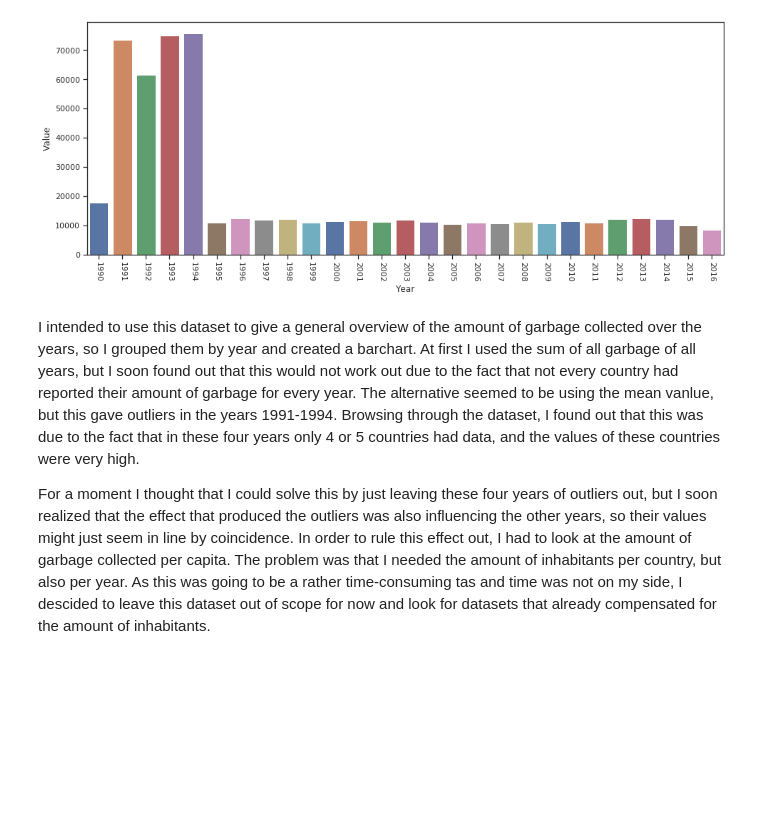
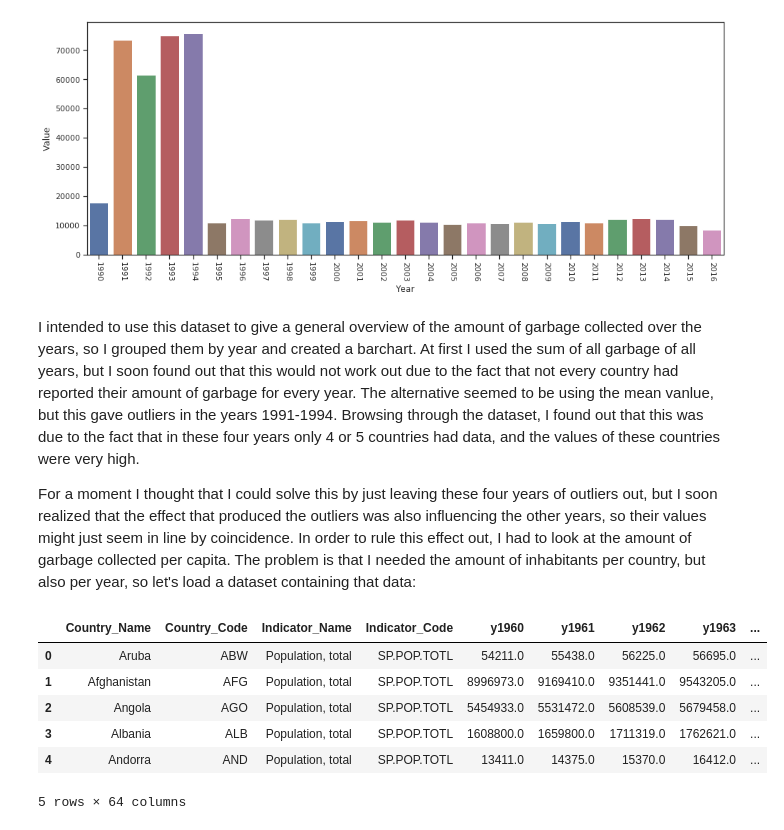
Before and after one commit to DJAxel/ads-b-challenge, a Jupyter notebook: notebooks/UNdata_Total_amount_of_municipal_waste_collected_worldwide_1990-2016.ipynb, the cells around one changed output. Saved outputs shown, nothing was run; the diff lists cells and outputs as text; code cells hidden in the pictures; blank space fills up the shorter version.

```diff
--- a/notebooks/UNdata_Total_amount_of_municipal_waste_collected_worldwide_1990-2016.ipynb
+++ b/notebooks/UNdata_Total_amount_of_municipal_waste_collected_worldwide_1990-2016.ipynb
@@ -46,4 +42,15 @@ plt.xticks(rotation=-90);
 # %% [markdown]
 I intended to use this dataset to give a general overview of the amount of garbage collected over the years, so I grouped them by year and created a barchart. At first I used the sum of all garbage of all years, but I soon found out that this would not work out due to the fact that not every country had reported their amount of garbage for every year. The alternative seemed to be using the mean vanlue, but this gave outliers in the years 1991-1994. Browsing through the dataset, I found out that this was due to the fact that in these four years only 4 or 5 countries had data, and the values of these countries were very high.
 
-For a moment I thought that I could solve this by just leaving these four years of outliers out, but I soon realized that the effect that produced the outliers was also influencing the other years, so their values might just seem in line by coincidence. In order to rule this effect out, I had to look at the amount of garbage collected per capita. The problem was that I needed the amount of inhabitants per country, but also per year. As this was going to be a rather time-consuming tas and time was not on my side, I descided to leave this dataset out of scope for now and look for datasets that already compensated for the amount of inhabitants.
+For a moment I thought that I could solve this by just leaving these four years of outliers out, but I soon realized that the effect that produced the outliers was also influencing the other years, so their values might just seem in line by coincidence. In order to rule this effect out, I had to look at the amount of garbage collected per capita. The problem is that I needed the amount of inhabitants per country, but also per year, so let's load a dataset containing that data:
+# %%
+wp = pd.read_csv('../data/world_population_altered.csv', delimiter=';')
+wp.head()
+# %% [output]
+|  | Country_Name | Country_Code | Indicator_Name | Indicator_Code | y1960 | y1961 | y1962 | y1963 | ... |
+| 0 | Aruba | ABW | Population, total | SP.POP.TOTL | 54211.0 | 55438.0 | 56225.0 | 56695.0 | ... |
+| 1 | Afghanistan | AFG | Population, total | SP.POP.TOTL | 8996973.0 | 9169410.0 | 9351441.0 | 9543205.0 | ... |
+| 2 | Angola | AGO | Population, total | SP.POP.TOTL | 5454933.0 | 5531472.0 | 5608539.0 | 5679458.0 | ... |
+| 3 | Albania | ALB | Population, total | SP.POP.TOTL | 1608800.0 | 1659800.0 | 1711319.0 | 1762621.0 | ... |
+| 4 | Andorra | AND | Population, total | SP.POP.TOTL | 13411.0 | 14375.0 | 15370.0 | 16412.0 | ... |
+5 rows × 64 columns
```
Also changed, not shown: parts of 14 cells of this notebook, 1 other file.
